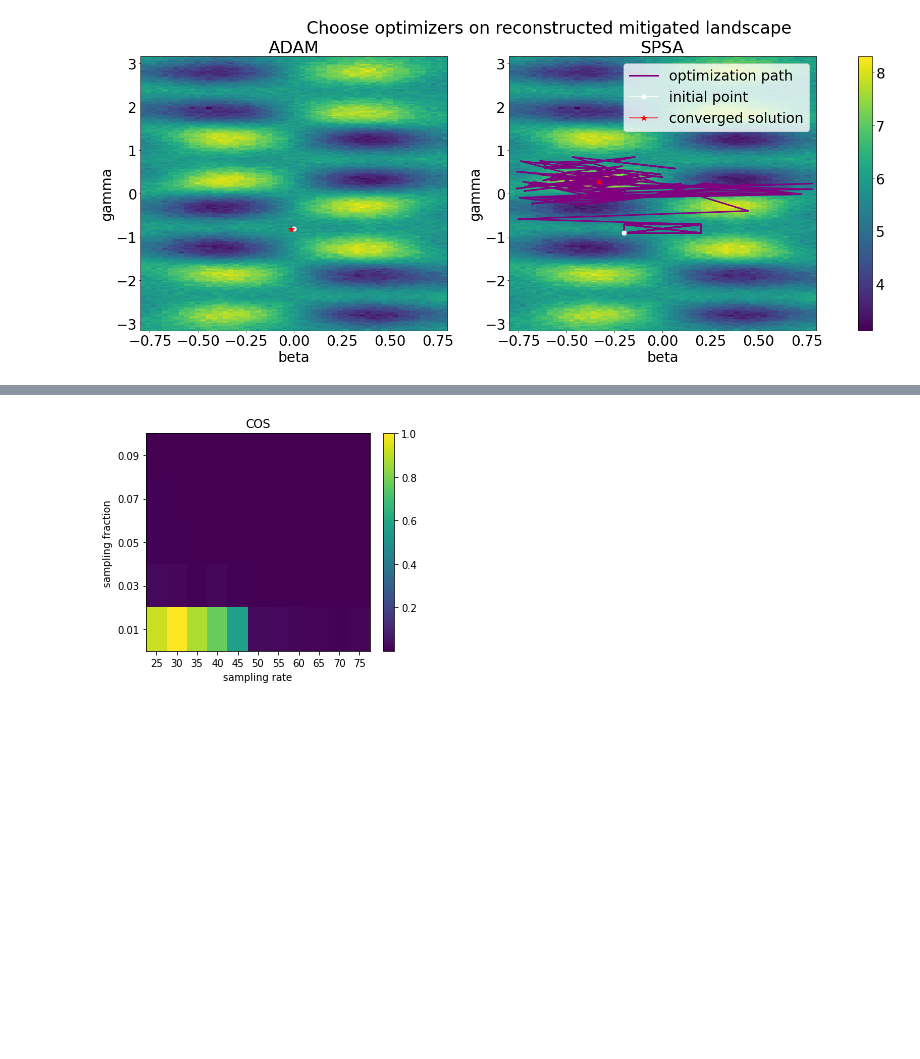
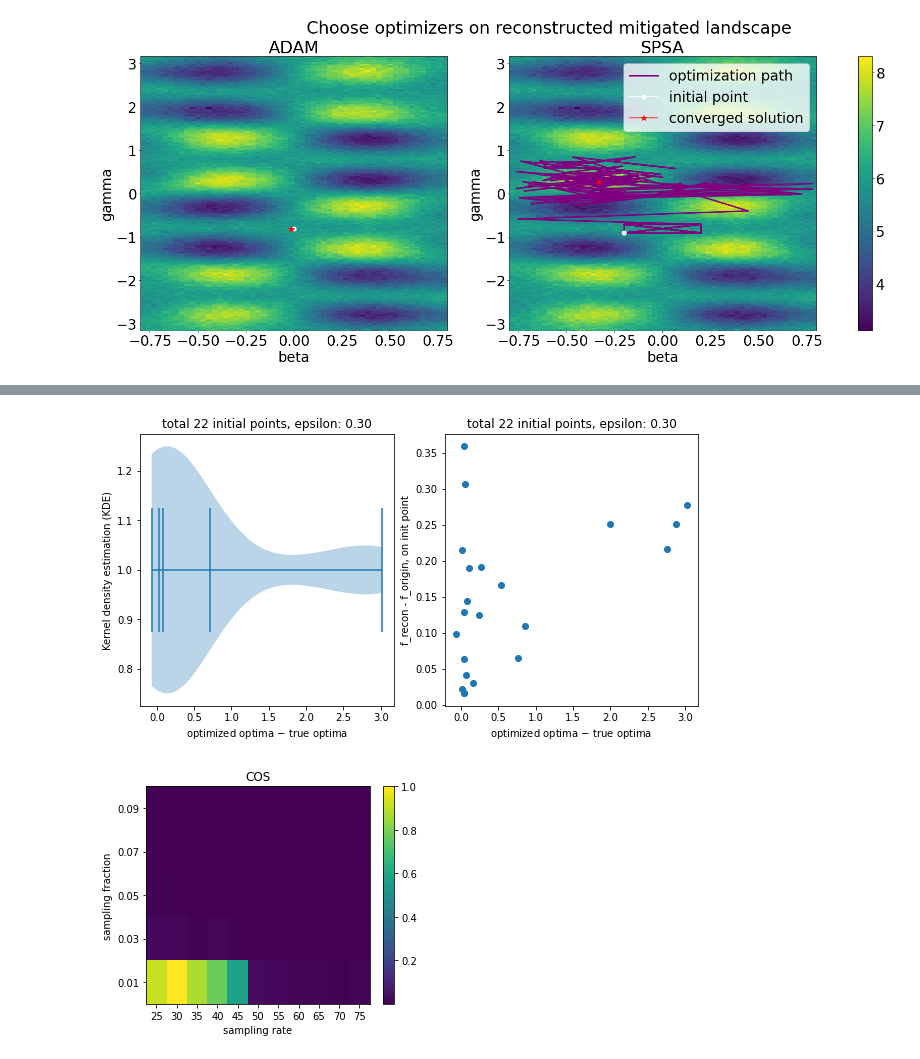
Before and after one commit to kunliu7/oscar, a Jupyter notebook: vis_figures_in_paper.ipynb, the cells around one changed output, grey strips where cells are left out. Saved outputs shown, nothing was run; the diff lists cells and outputs as text; code cells hidden in the pictures; blank space fills up the shorter version.

Commit message:
vis: recon by samples from two landscapes

```diff
--- a/vis_figures_in_paper.ipynb
+++ b/vis_figures_in_paper.ipynb
@@ -354,0 +316,97 @@ vis_find_init_pts_by_recon()
+# %%
+from distutils.log import error
+
+
+def vis_find_init_pts_by_recon():
+    sf = 0.050
+    p = 2
+    data_dir = "figs/gen_p2_landscape/2022-10-01_16:15:33/G41_nQ8_p2_depolar0.001_0.005"
+    data = np.load(f"{data_dir}/data.npz", allow_pickle=True)
+    origin = data['origin'].tolist()
+    full_ranges: list = data['full_ranges'].tolist()
+    # bounds = data['bounds'].tolist()
+    # n_pts_per_unit = data['n_pts_per_unit']
+    # C_opt = data['C_opt']
+
+    recon_dir = "figs/recon_p2_landscape/2022-10-01_19:50:01" # 0.05
+    recon = np.load(f"{recon_dir}/recon_p2_landscape_sf{sf:.3f}.npz")['arr_0']
+
+    # ====================== vis ======================
+    init_data = np.load("figs/find_init_pts_by_recon/2022-10-13_14:30:54/G41_nQ8_p2.npz", allow_pickle=True) # eps = 0.3
+    # init_data = np.load("figs/find_init_pts_by_recon/2022-10-13_13:34:25/G41_nQ8_p2.npz", allow_pickle=True) # eps = 0.4
+    # init_data = np.load("figs/find_init_pts_by_recon/2022-10-20_12:43:52/G41_nQ8_p2.npz", allow_pickle=True) # eps = 0.5
+    ids = init_data['ids']
+    # energies = init_data['min_eneries']
+    energies = init_data['min_energies']
+    min_recon = init_data['min_recon']
+    C_opt = init_data['C_opt']
+    eps = init_data['eps']
+
+    # print(ids)
+    # print(energies)
+    energies = np.array(energies, dtype=float)
+    # print(energies)
+
+    # recon. error on the initial points
+    recon = -recon
+    origin = -origin['unmitis']
+    # origin = -origin['ideals']
+    recon_errors = []
+    for idx in ids: # idx: tuples
+        # print(recon[idx[0], idx[1], idx[2], idx[3]])
+        # print(recon[tuple(idx)])
+        # print(idx, recon[idx[0], idx[1], idx[2], idx[3]])
+        # continue
+
+        init_recon = recon[tuple(idx)]
+        init_origin = origin[tuple(idx)]
+        error = init_recon - init_origin
+        # error = np.abs(init_recon - init_origin)
+        error = np.abs(error)
+        print(init_origin, init_recon, error)
+        recon_errors.append(error)
+
+    # ==================== vis =====================
+    import matplotlib.patches as mpatches
+    # diff = C_opt - energies
+    diff = energies - C_opt
+    fig, axs = plt.subplots(nrows=1, ncols=2, figsize=(10, 5))
+    axs.reshape(-1)
+    # plt.hist(diff, bins=50)
+    # https://blog.csdn.net/mighty13/article/details/117405722
+    rst = axs[0].violinplot(diff, quantiles=[0.25, 0.5, 0.75], vert=False)
+
+    # color = rst['bodies'][0].get_facecolor().flatten()
+    # patch = mpatches.Patch(color=color, label="")
+    axs[0].set_xlabel("optimized optima $-$ true optima")
+    # axs.set_ylabel("# initial points")
+    axs[0].set_ylabel("Kernel density estimation (KDE)")
+    # plt.legend()
+    axs[0].set_title(f"total {len(ids)} initial points, epsilon: {eps:.2f}")
+    print(rst)
+    print(rst['cquantiles'])
+
+    # ============ correlation value ==========
+    from scipy.stats import pearsonr, spearmanr
+    r_p, p_p = pearsonr(diff, recon_errors)
+    r_s, p_s = spearmanr(diff, recon_errors)
+    print("")
+
+    print(f"Pearson : r={r_p:+.5f}\t p={p_p:.5f}\n"
+          f"Spearman: r={r_s:+.5f}\t p={p_s:.5f}")
+
+    axs[1].scatter(diff, recon_errors)
+
+    # color = rst['bodies'][0].get_facecolor().flatten()
+    # patch = mpatches.Patch(color=color, label="")
+    axs[1].set_xlabel("optimized optima $-$ true optima")
+    # axs.set_ylabel("# initial points")
+    axs[1].set_ylabel("f_recon - f_origin, on init point")
+    # plt.legend()
+    axs[1].set_title(f"total {len(ids)} initial points, epsilon: {eps:.2f}")
+
+
+    # quantiles
+
+vis_find_init_pts_by_recon()
+# %% [output]
@@ -355,3 +430,4 @@ vis_find_init_pts_by_recon()
+[figure, added]
 # %%
 def heatmap_sf_sr_recon_error(sf_range, sr_range, errors):
     fig = plt.figure(figsize=[5, 4])
```
Also changed, not shown: parts of 8 cells of this notebook.
